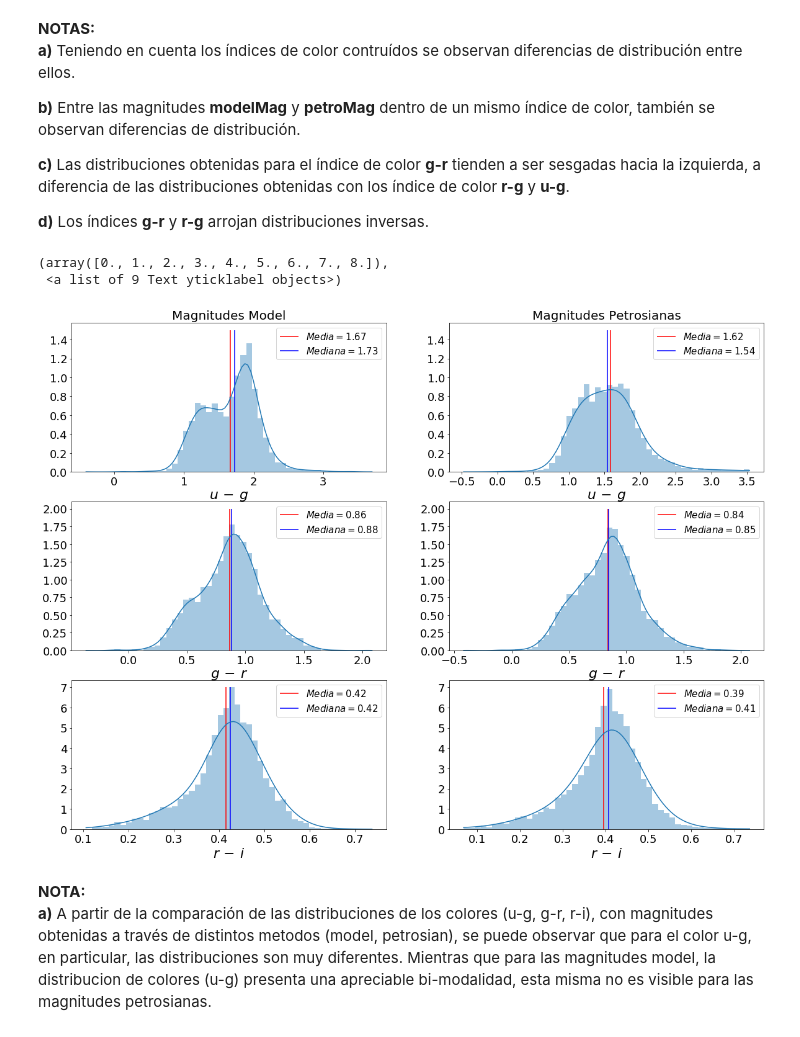
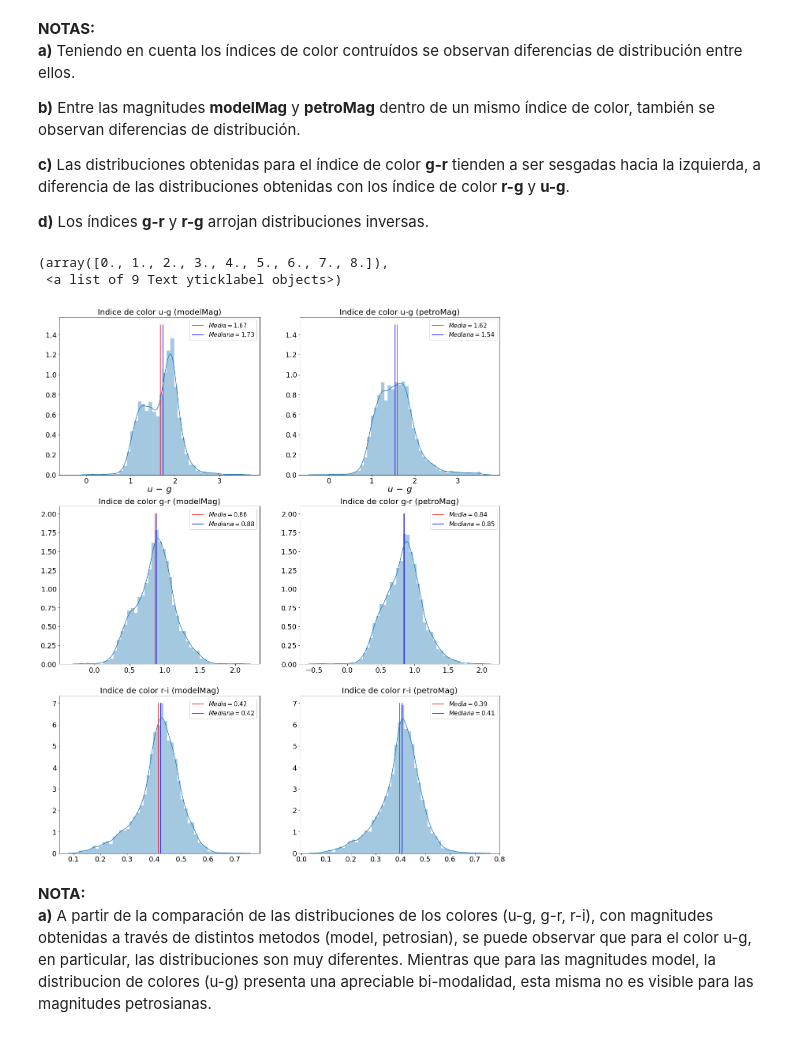
Before and after one commit to leoborgnino/mentoria-astro-datos, a Jupyter notebook: 1_Analisis_y_Visualizacion.ipynb, the cells around one changed output. Saved outputs shown, nothing was run; the diff lists cells and outputs as text; code cells hidden in the pictures.

```diff
--- a/1_Analisis_y_Visualizacion.ipynb
+++ b/1_Analisis_y_Visualizacion.ipynb
@@ -401,9 +404,9 @@ EXTRAIDO DEL NOTEBOOK DEL MENTOR
 # %%
-df['modelColor_ug'] = df['modelMag_u'] - df['modelMag_g']
-df['modelColor_gr'] = df['modelMag_g'] - df['modelMag_r']
-df['modelColor_ri'] = df['modelMag_r'] - df['modelMag_i']
-df['modelColor_iz'] = df['modelMag_i'] - df['modelMag_z']
-df['petroColor_ug'] = df['petroMag_u'] - df['petroMag_g']
-df['petroColor_gr'] = df['petroMag_g'] - df['petroMag_r']
-df['petroColor_ri'] = df['petroMag_r'] - df['petroMag_i']
-df['petroColor_iz'] = df['petroMag_i'] - df['petroMag_z']
+data['modelColor_ug'] = data['modelMag_u'] - data['modelMag_g']
+data['modelColor_gr'] = data['modelMag_g'] - data['modelMag_r']
+data['modelColor_ri'] = data['modelMag_r'] - data['modelMag_i']
+data['modelColor_iz'] = data['modelMag_i'] - data['modelMag_z']
+data['petroColor_ug'] = data['petroMag_u'] - data['petroMag_g']
+data['petroColor_gr'] = data['petroMag_g'] - data['petroMag_r']
+data['petroColor_ri'] = data['petroMag_r'] - data['petroMag_i']
+data['petroColor_iz'] = data['petroMag_i'] - data['petroMag_z']
@@ -814,10 +735,13 @@ data['petroColor_gr'] = data['petroMag_g'] - data['petroMag_r']
 data['petroColor_ri'] = data['petroMag_r'] - data['petroMag_i']
 data['petroColor_iz'] = data['petroMag_i'] - data['petroMag_z']
 # %%
+# para filtrar los outliers del gráfico teniendo en cuenta los cuartiles
 n=3 #1.5
 
-plt.figure(figsize=(20,15))
+plt.figure(figsize=(20,25))
 plt.subplot(321)
+
+# definimos los límites inferior y superiores de los cuartiles
 lowerlim=data['modelColor_ug'].quantile(0.25)
 upperlim=data['modelColor_ug'].quantile(0.75)
 IQ=upperlim-lowerlim
@@ -832,10 +756,11 @@ plt.legend(fontsize=15)
 plt.xlabel(r"$u\,-\,g$", fontsize=22)
 plt.xticks(fontsize=18)
 plt.yticks(fontsize=18)
-plt.title('Magnitudes Model', fontsize=20)
+plt.title('Indice de color u-g (modelMag)', fontsize=20)
 
 plt.subplot(322)
 
+# definimos los límites inferior y superiores de los cuartiles
 lowerlim=data['petroColor_ug'].quantile(0.25)
 upperlim=data['petroColor_ug'].quantile(0.75)
 IQ=upperlim-lowerlim
@@ -850,10 +775,11 @@ plt.legend(fontsize=15)
 plt.xticks(fontsize=18)
 plt.yticks(fontsize=18)
 plt.xlabel(r"$u\,-\,g$", fontsize=22)
-plt.title('Magnitudes Petrosianas', fontsize=20)
+plt.title('Indice de color u-g (petroMag)', fontsize=20)
 
 plt.subplot(323)
 
+# definimos los límites inferior y superiores de los cuartiles
 lowerlim=data['modelColor_gr'].quantile(0.25)
 upperlim=data['modelColor_gr'].quantile(0.75)
 IQ=upperlim-lowerlim
@@ -868,9 +794,12 @@ plt.legend(fontsize=15)
 plt.xticks(fontsize=18)
 plt.yticks(fontsize=18)
 plt.xlabel(r"$g\,-\,r$", fontsize=22)
+plt.title('Indice de color g-r (modelMag)', fontsize=20)
+plt.xlabel('')
 
 plt.subplot(324)
 
+# definimos los límites inferior y superiores de los cuartiles
 lowerlim=data['petroColor_gr'].quantile(0.25)
 upperlim=data['petroColor_gr'].quantile(0.75)
 IQ=upperlim-lowerlim
@@ -885,9 +814,12 @@ plt.legend(fontsize=15)
 plt.xticks(fontsize=18)
 plt.yticks(fontsize=18)
 plt.xlabel(r"$g\,-\,r$", fontsize=22)
+plt.title('Indice de color g-r (petroMag)', fontsize=20)
+plt.xlabel('')
 
 plt.subplot(325)
 
+# definimos los límites inferior y superiores de los cuartiles
 lowerlim=data['modelColor_ri'].quantile(0.25)
 upperlim=data['modelColor_ri'].quantile(0.75)
 IQ=upperlim-lowerlim
@@ -895,34 +827,39 @@ range = [lowerlim-n*IQ, upperlim+n*IQ]
 
 seaborn.distplot(data['modelColor_ri'],kde_kws={'clip':range},hist_kws={'range':range})
 
 var = data['modelColor_ri'].clip(lowerlim-n*IQ,upperlim+n*IQ)
 plt.vlines(var.mean(),0.0,7.0,'r',label=r"$Media=$"+str(np.round(data['modelColor_ri'].mean(),2)))
 plt.vlines(var.median(),0.0,7.0,'b',label=r"$Mediana=$"+str(np.round(data['modelColor_ri'].median(),2)))
 plt.legend(fontsize=15)
 plt.xticks(fontsize=18)
 plt.yticks(fontsize=18)
 plt.xlabel(r"$r\,-\,i$", fontsize=22)
+plt.title('Indice de color r-i (modelMag)', fontsize=20)
+plt.xlabel('')
 
 plt.subplot(326)
 
+# definimos los límites inferior y superiores de los cuartiles
 lowerlim=data['petroColor_ri'].quantile(0.25)
 upperlim=data['petroColor_ri'].quantile(0.75)
 IQ=upperlim-lowerlim
 range = [lowerlim-n*IQ, upperlim+n*IQ]
 
 seaborn.distplot(data['petroColor_ri'],kde_kws={'clip':range},hist_kws={'range':range})
 
 var = data['petroColor_ri'].clip(lowerlim-n*IQ,upperlim+n*IQ)
 plt.vlines(var.mean(),0.0,7.0,'r',label=r"$Media=$"+str(np.round(data['petroColor_ri'].mean(),2)))
 plt.vlines(var.median(),0.0,7.0,'b',label=r"$Mediana=$"+str(np.round(data['petroColor_ri'].median(),2)))
 plt.legend(fontsize=15)
 plt.xlabel(r"$r\,-\,i$", fontsize=22)
+plt.title('Indice de color r-i (petroMag)', fontsize=20)
+plt.xlabel('')
 plt.xticks(fontsize=18)
 plt.yticks(fontsize=18)
 # %% [output]
 (array([0., 1., 2., 3., 4., 5., 6., 7., 8.]),
  <a list of 9 Text yticklabel objects>)
-[figure, old version]
+[figure, new version]
 # %% [markdown]
 **NOTA:**
 **a)** A partir de la comparación de las distribuciones de los colores (u-g, g-r, r-i), con magnitudes obtenidas a través de distintos metodos (model, petrosian), se puede observar que para el color u-g, en particular, las distribuciones son muy diferentes. Mientras que para las magnitudes model, la distribucion de colores (u-g) presenta una apreciable bi-modalidad, esta misma no es visible para las magnitudes petrosianas.
```
Also changed, not shown: parts of 37 cells of this notebook.
